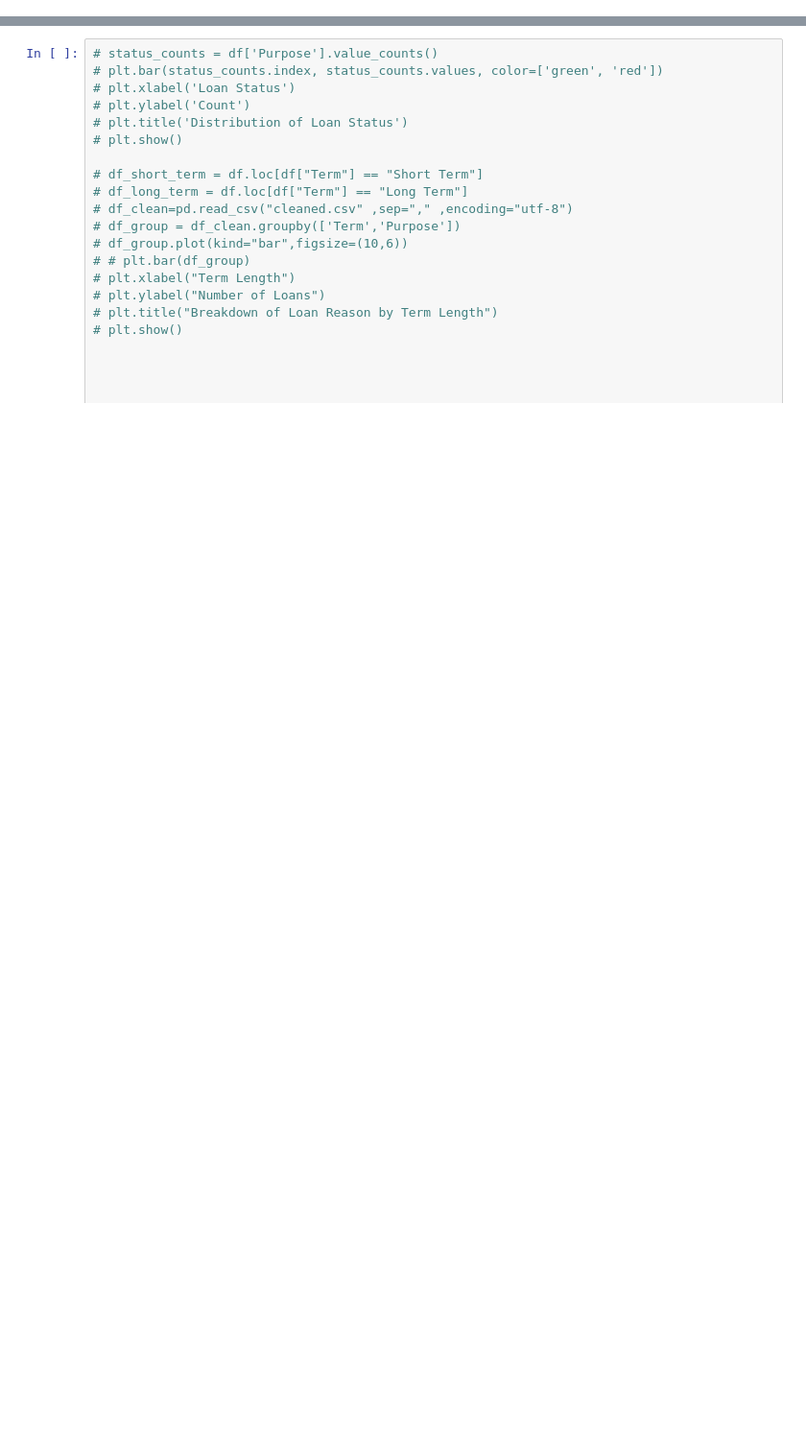
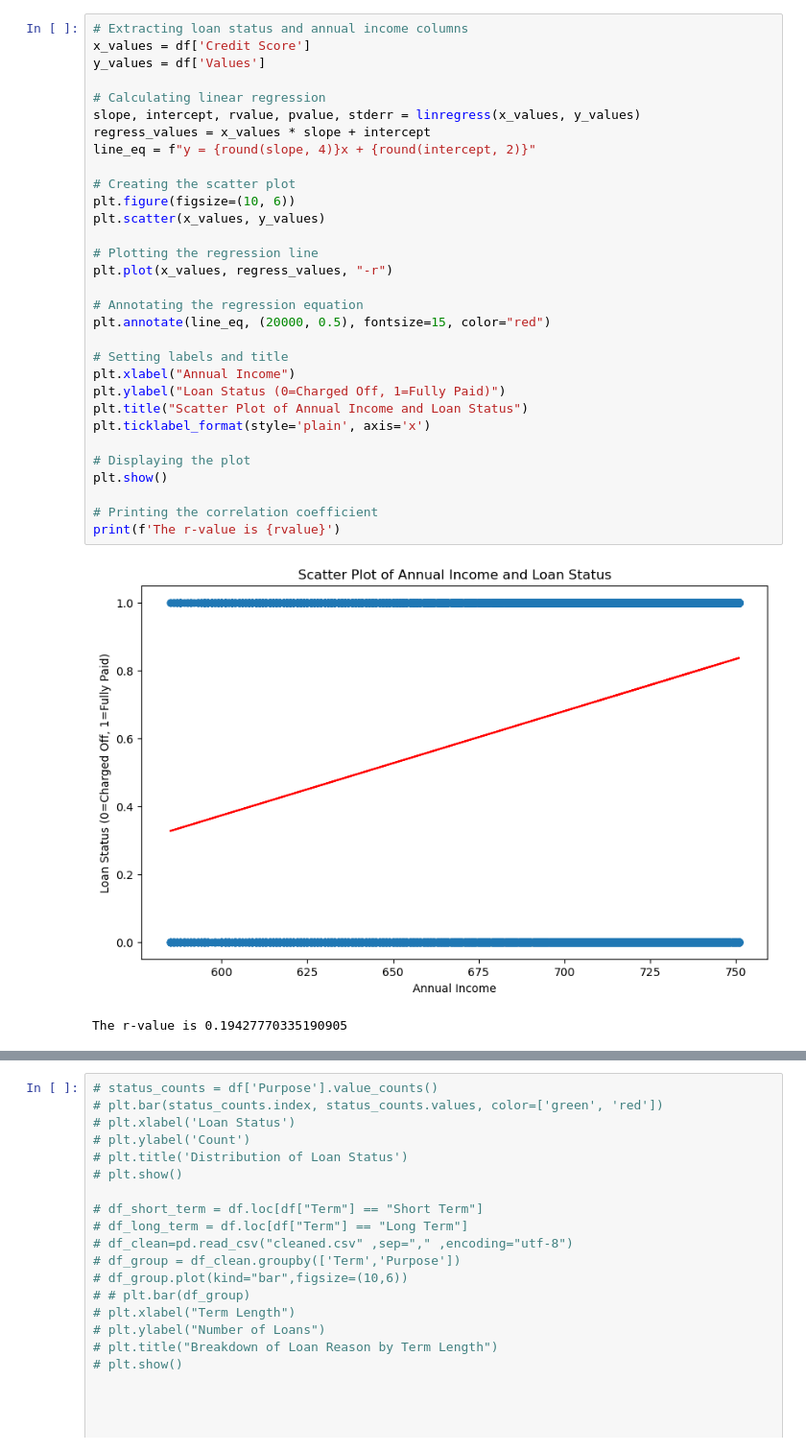
Before and after one commit to myoingco/Project-1, a Jupyter notebook: main.ipynb, the cells around one changed output, grey strips where cells are left out. Shown at 96% size. Drawn from its saved outputs; the diff is of its cells as text; blank space fills up the shorter version.

```diff
--- a/main.ipynb
+++ b/main.ipynb
@@ -213,0 +293,34 @@ Name: count, dtype: int64
+# %%
+# Extracting loan status and annual income columns
+x_values = df['Credit Score']
+y_values = df['Values']
+
+# Calculating linear regression
+slope, intercept, rvalue, pvalue, stderr = linregress(x_values, y_values)
+regress_values = x_values * slope + intercept
+line_eq = f"y = {round(slope, 4)}x + {round(intercept, 2)}"
+
+# Creating the scatter plot
+plt.figure(figsize=(10, 6))
+plt.scatter(x_values, y_values)
+
+# Plotting the regression line
+plt.plot(x_values, regress_values, "-r")
+
+# Annotating the regression equation
+plt.annotate(line_eq, (20000, 0.5), fontsize=15, color="red")
+
+# Setting labels and title
+plt.xlabel("Annual Income")
+plt.ylabel("Loan Status (0=Charged Off, 1=Fully Paid)")
+plt.title("Scatter Plot of Annual Income and Loan Status")
+plt.ticklabel_format(style='plain', axis='x')
+
+# Displaying the plot
+plt.show()
+
+# Printing the correlation coefficient
+print(f'The r-value is {rvalue}')
+# %% [output]
+[figure, added]
+The r-value is 0.19427770335190905
```
Also changed, not shown: parts of 28 cells of this notebook, 1 other file.
